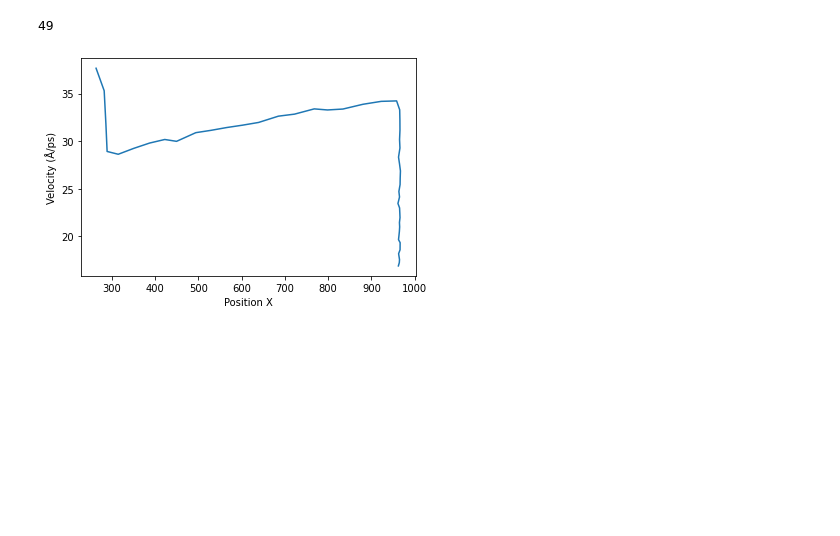
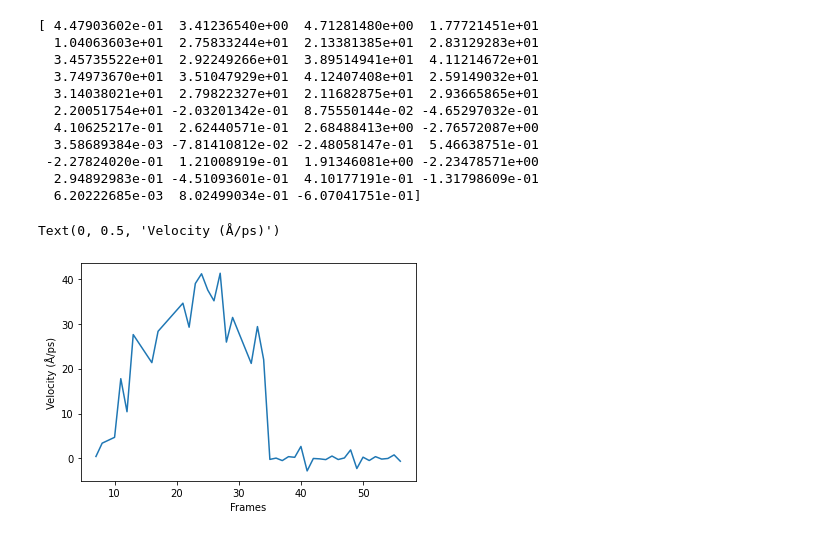
Before and after one commit to marthgg/crack-simulations, a Jupyter notebook: notebooks/crackTip_v1.ipynb, the cells around one changed output. Drawn from its saved outputs; the diff is of its cells as text; code cells hidden in the pictures; blank space fills up the shorter version.

```diff
--- a/notebooks/crackTip_v1.ipynb
+++ b/notebooks/crackTip_v1.ipynb
@@ -13,3 +18,7 @@ import numpy as np
 def sigmoid(x, x0, k, a):
     y = 1 / (1 + np.exp(-k*(x-x0))) * a
     return y
+
+def sigmoid(x, c, b, a):
+    z = b*(x-c)
+    return a*np.where(z >= 0, 1 / (1 + np.exp(-z)), np.exp(z) / (1 + np.exp(z)))
@@ -89,16 +306,25 @@ print(len(position_crack_tip))
 # %%
 # Plot crack tip position with frame
 
-velocity = []
-print(len(frames))
-for i in range(0, len(frames)):
-    velocity.append(position_crack_tip[i]/frames[i])
+from numpy import diff
+
+velocity = diff(position_crack_tip)/diff(frames)
 
 plt.figure(1)
-plt.plot(position_crack_tip, velocity)
-plt.xlabel('Position X')
+plt.plot(frames[:-1], velocity)
+plt.xlabel('Frames')
 plt.ylabel('Velocity (Å/ps)')
-plt.show()
 # %% [output]
-49
+[ 4.47903602e-01  3.41236540e+00  4.71281480e+00  1.77721451e+01
+  1.04063603e+01  2.75833244e+01  2.13381385e+01  2.83129283e+01
+  3.45735522e+01  2.92249266e+01  3.89514941e+01  4.11214672e+01
+  3.74973670e+01  3.51047929e+01  4.12407408e+01  2.59149032e+01
+  3.14038021e+01  2.79822327e+01  2.11682875e+01  2.93665865e+01
+  2.20051754e+01 -2.03201342e-01  8.75550144e-02 -4.65297032e-01
+  4.10625217e-01  2.62440571e-01  2.68488413e+00 -2.76572087e+00
+  3.58689384e-03 -7.81410812e-02 -2.48058147e-01  5.46638751e-01
+ -2.27824020e-01  1.21008919e-01  1.91346081e+00 -2.23478571e+00
+  2.94892983e-01 -4.51093601e-01  4.10177191e-01 -1.31798609e-01
+  6.20222685e-03  8.02499034e-01 -6.07041751e-01]
+Text(0, 0.5, 'Velocity (Å/ps)')
-[figure, old version]
+[figure, new version]
```
Also changed, not shown: parts of 5 cells of this notebook, 4 other files.
